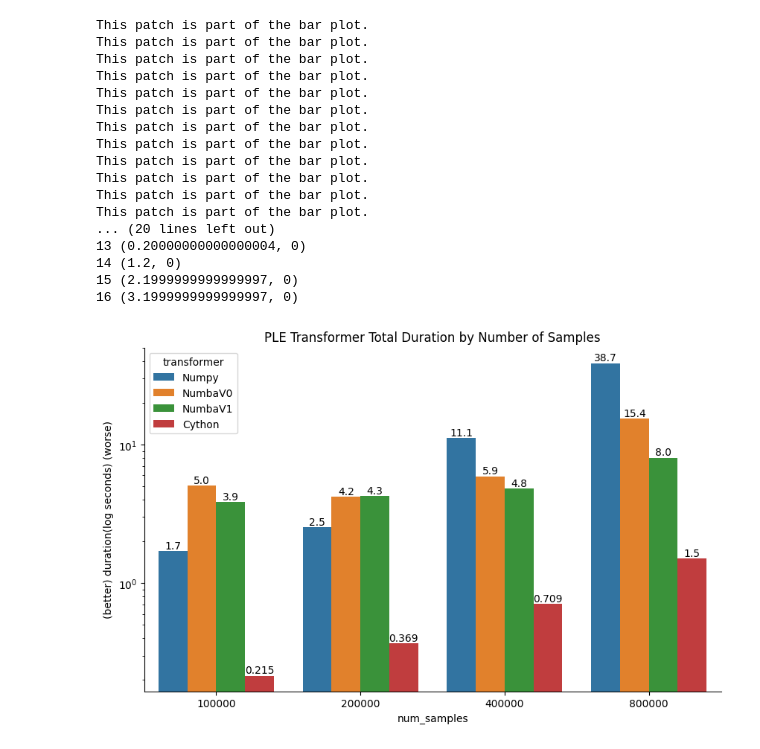
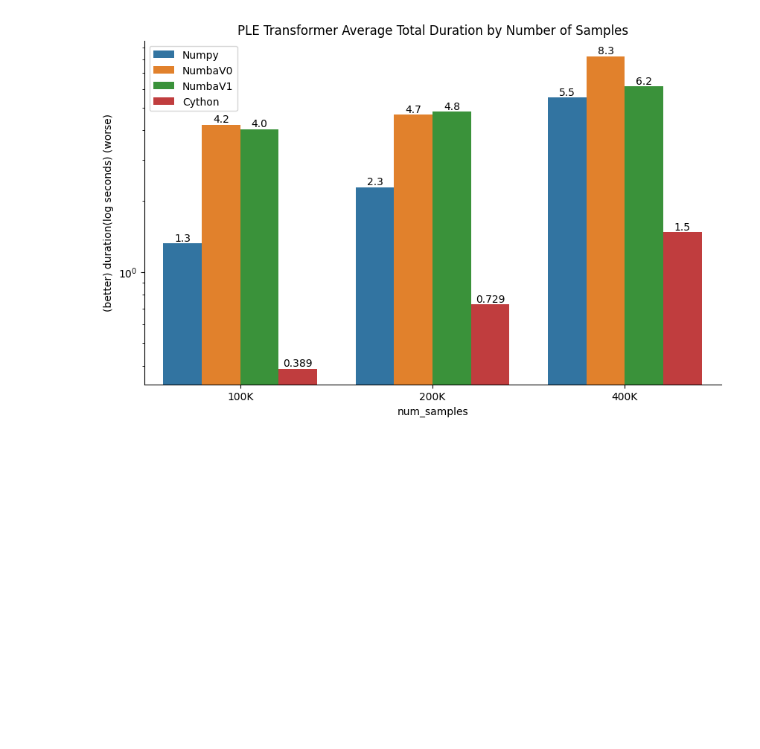
Before and after one commit to jimthompson5802/fast-python, a Jupyter notebook: ple/analyze_ple_test_scenarios.ipynb, the cells around one changed output. Saved outputs shown, nothing was run; the diff lists cells and outputs as text; code cells hidden in the pictures; blank space fills up the shorter version.

```diff
--- a/ple/analyze_ple_test_scenarios.ipynb
+++ b/ple/analyze_ple_test_scenarios.ipynb
@@ -4,7 +4,5 @@ import pandas as pd
 
 # Replace 'filename.csv' with your file path
 df = pd.read_csv('test_results.csv')
-df["total_duration"] = df.fit_duration + df.transform_duration
-
-df
+df.head(10)
 # %% [output]
@@ -27,0 +41,4 @@ df
+# %%
+df = df.groupby(["num_samples", "transformer"]).mean().reset_index()
+df["total_duration"] = df["fit_duration"] + df["transform_duration"]
+df
@@ -77,57 +83,53 @@ results_df
 # %%
 import seaborn as sns
 import matplotlib.pyplot as plt
 
+# Define your order
+hue_order = ['Numpy', 'NumbaV0', 'NumbaV1', 'Cython']
+
 plt.figure(figsize=(10, 6))
-barplot = sns.barplot(x='num_samples', y='total_duration', hue='transformer', data=results_df)
-
-for p in barplot.patches:
-    if p in barplot.patches:
-        print("This patch is part of the bar plot.")
-    else:
-        print("This patch is not part of the bar plot.")
+barplot = sns.barplot(
+    x='num_samples',
+    y='total_duration',
+    hue='transformer',
+    hue_order=hue_order,
+    data=results_df
+)
 
 # Loop over the bars
 p_id = 0
 for p in barplot.patches:
     p_id += 1
-    if p_id > 16:
+    if p_id > 12:
         break
-    print(p_id, p.get_xy())
     # Get the height of the bar (which is also its value)
     height = p.get_height()
     # Write the value on top of the bar
     barplot.text(x=p.get_x() + p.get_width() / 2., y=height,
                  s='{:.3f}'.format(height) if height < 1 else '{:.1f}'.format(height),
                  ha='center', va='bottom')
 
 
 sns.despine()  # Remove the top and right spines from plot
 
+# Format x-axis labels
+x_labels = [
+    f"{float(barplot.get_xticklabels()[i].get_text())/1e3:.0f}K" for i in range(len(barplot.get_xticklabels()))
+]
+plt.xticks(range(len(x_labels)), x_labels)
+
+
 plt.yscale('log')
 plt.ylabel('(better) duration(log seconds) (worse)')
-plt.title('PLE Transformer Total Duration by Number of Samples')
+plt.title('PLE Transformer Average Total Duration by Number of Samples')
+
+# Move legend to upper left
+plt.legend(loc='upper left')
+
 plt.savefig('ple_transformer_total_duration.png')
 plt.show()
 # %% [output]
-This patch is part of the bar plot.
-This patch is part of the bar plot.
-This patch is part of the bar plot.
-This patch is part of the bar plot.
-This patch is part of the bar plot.
-This patch is part of the bar plot.
-This patch is part of the bar plot.
-This patch is part of the bar plot.
-This patch is part of the bar plot.
-This patch is part of the bar plot.
-This patch is part of the bar plot.
-This patch is part of the bar plot.
-... (20 lines left out)
-13 (0.20000000000000004, 0)
-14 (1.2, 0)
-15 (2.1999999999999997, 0)
-16 (3.1999999999999997, 0)
-[figure, old version]
+[figure, new version]
 # %%
 import seaborn as sns
 import matplotlib.pyplot as plt
```
Also changed, not shown: parts of 6 cells of this notebook.
